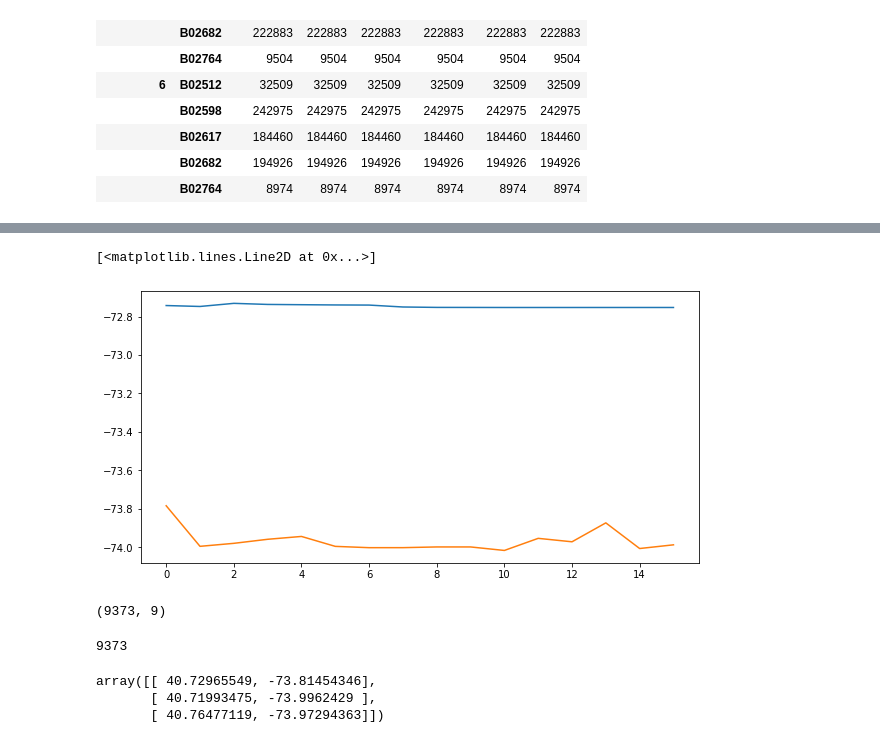
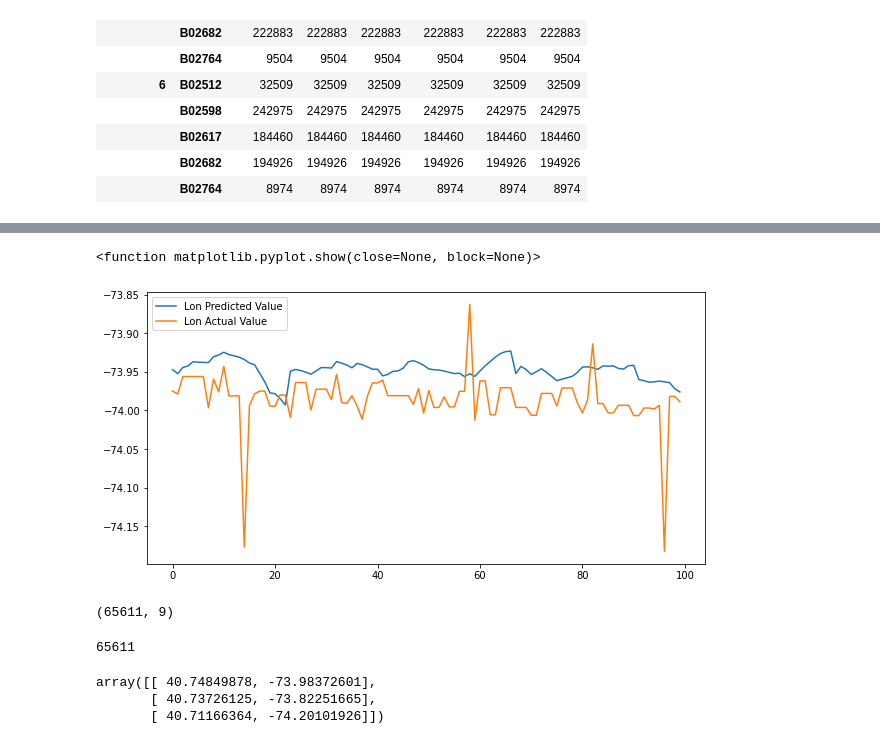
Before and after one commit to ljtaylor99/AAI-530-Final-Project, a Jupyter notebook: AAI530_Final.ipynb, the cells around one changed output, grey strips where cells are left out. Saved outputs shown, nothing was run; the diff lists cells and outputs as text; code cells hidden in the pictures.

```diff
--- a/AAI530_Final.ipynb
+++ b/AAI530_Final.ipynb
@@ -132,3 +143,5 @@ all_data.head()
 # %%
-# Subsetting to day with most rides
-fri_data = all_data[all_data['DayOfWeek']=='Friday'].reset_index(drop=True)
+# Subsetting to last day of dataset
+#all_data[all_data['DayOfWeek']=='Friday'].reset_index(drop=True)
+validate_full_day = all_data[(all_data['MonthNum'] == 6) & (all_data['DayNum'] == 30)]
+val_len_day = len(validate_full_day)
@@ -148,4 +175,4 @@ val_df = val_df.reset_index(drop=True)
 # %%
 ph = 1
-seq_length = 15
+seq_length = 7
 # %%
@@ -232,25 +249,22 @@ Epoch 65/500
 # %%
-# Starting to add layers to model
+lon_nb_features = lon_arrays.shape[2]
+nb_out = 1
+
+# Starting to add layers to a vanilla LSTM model
 lon_model = Sequential()
-lon_model.add(Conv1D(32, input_shape=(seq_length, nb_features), kernel_size=2, activation="relu"))
-lon_model.add(BatchNormalization())
-lon_model.add(Conv1D(64, input_shape=(seq_length, nb_features), kernel_size=2, activation="relu"))
-lon_model.add(BatchNormalization())
-lon_model.add(Conv1D(128, input_shape=(seq_length, nb_features), kernel_size=2, activation="relu"))
-lon_model.add(BatchNormalization())
-lon_model.add(Dropout(0.2))
-lon_model.add(LSTM(input_shape=(seq_length, nb_features), units=50, return_sequences=True))
-lon_model.add(Dropout(0.2))
-lon_model.add(Dense(25, activation='linear'))
-lon_model.add(LSTM(units=25,return_sequences=False))
-lon_model.add(Dropout(0.2))
+lon_model.add(LSTM(input_shape=(seq_length, nb_features), activation='relu', units=50, return_sequences=True))
+#lat_model.add(Dropout(0.2))
+lon_model.add(LSTM(units=25, activation='relu', return_sequences=False))
+#lat_model.add(Dropout(0.2))
+#lat_model.add(LSTM(units=10, return_sequences=False))
 lon_model.add(Dense(units=nb_out))
-lon_model.add(Activation("linear"))
-
-lon_model.compile(loss='mean_squared_error', optimizer=optimizer, metrics=['mse'])
+#lat_model.add(Activation("linear"))
+optimizer = keras.optimizers.Adam(learning_rate = 0.01)
+lon_model.compile(loss='mean_squared_error', optimizer=optimizer,metrics=['mse'])
 print(lon_model.summary())
 
-lon_history = lon_model.fit(lon_arrays, lon_labs, epochs=500, batch_size=8, validation_split=0.05, verbose=2, callbacks = [keras.callbacks.EarlyStopping(monitor='val_loss', min_delta=0, patience=10, verbose=0, mode='min'), keras.callbacks.ModelCheckpoint(lon_model_path,monitor='val_loss', save_best_only=True, mode='min', verbose=0)])
+# Training to 150 epochs - LSTM's are known to predict better with more epochs
+lon_history = lon_model.fit(lon_arrays, lon_labs, epochs=150, batch_size=250, validation_split=0.05, verbose=2, callbacks = [keras.callbacks.ModelCheckpoint(lon_model_path,monitor='val_loss', save_best_only=True, mode='min', verbose=0)])
 # %% [output]
 Model: "sequential_1"
 _________________________________________________________________
@@ -363,6 +379,8 @@ lon_test_set = pd.DataFrame(lon_y_pred_test)
 lon_test_set.to_csv('lon_submit_test.csv', index = None)
 # Plot the predicted data vs. the actual data
 lon_fig_verify = plt.figure(figsize=(10, 5))
-plt.plot(lon_y_pred_test, label = 'Longtitude Predicted Value')
-plt.plot(lon_y_true_test, label = 'Longtitude Actual Value')
+plt.plot(lon_y_pred_test[-100:], label = 'Longtitude Predicted Value')
+plt.plot(lon_y_true_test[-100:], label = 'Longtitude Actual Value')
+plt.legend(["Lon Predicted Value", "Lon Actual Value"], loc='upper left')
+plt.show
 # %% [output]
@@ -373,23 +391,24 @@ MSE: 1.4902198314666748
-[<matplotlib.lines.Line2D at 0x...>]
+<function matplotlib.pyplot.show(close=None, block=None)>
-[figure, old version]
+[figure, new version]
 # %%
-# Rechecking fri_data shape
-fri_data.shape
+# Rechecking all_data shape
+all_data.shape
 # %% [output]
-(9373, 9)
+(65611, 9)
 # %%
-# Turning fri_data lat and lon values into coordinates for k-means clustering
-fri_data_coord = list(zip(fri_data['Lat'], fri_data['Lon']))
+# Turning all_data lat and lon values into coordinates for k-means clustering
+all_data_coord = list(zip(all_data['Lat'], all_data['Lon']))
 # Sanity check
-len(fri_data_coord)
+len(all_data_coord)
 # %% [output]
-9373
+65611
 # %%
+# Looking at basic 3-mean cluster and respective centers
 kmeans = KMeans(init="random", n_clusters=3, n_init=10, max_iter=100, random_state=123)
-kmeans.fit(fri_data_coord)
+kmeans.fit(all_data_coord)
 kmeans.cluster_centers_
 # %% [output]
-array([[ 40.72965549, -73.81454346],
-       [ 40.71993475, -73.9962429 ],
-       [ 40.76477119, -73.97294363]])
+array([[ 40.74849878, -73.98372601],
+       [ 40.73726125, -73.82251665],
+       [ 40.71166364, -74.20101926]])
 # %%
```
Also changed, not shown: parts of 33 cells of this notebook.
